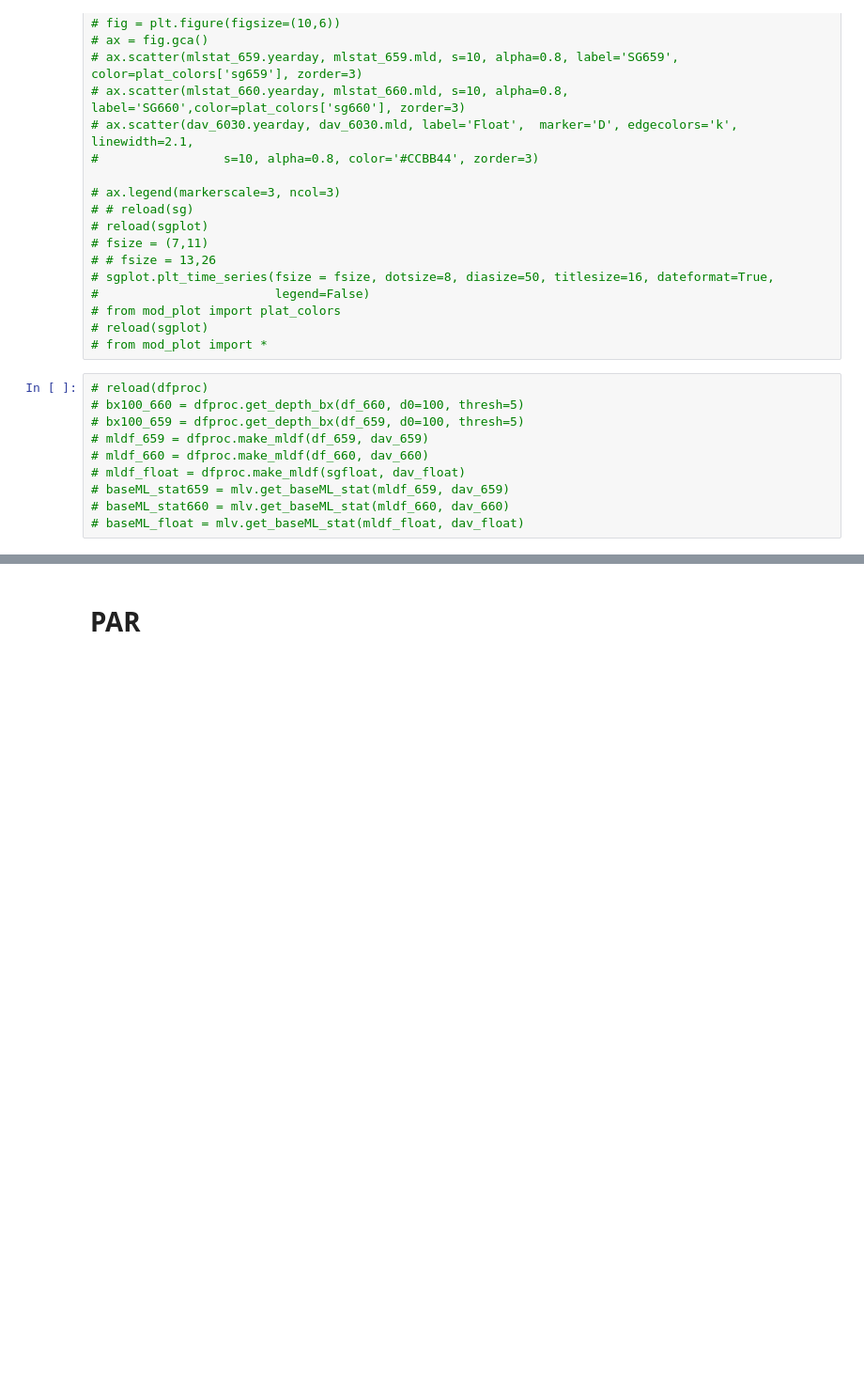
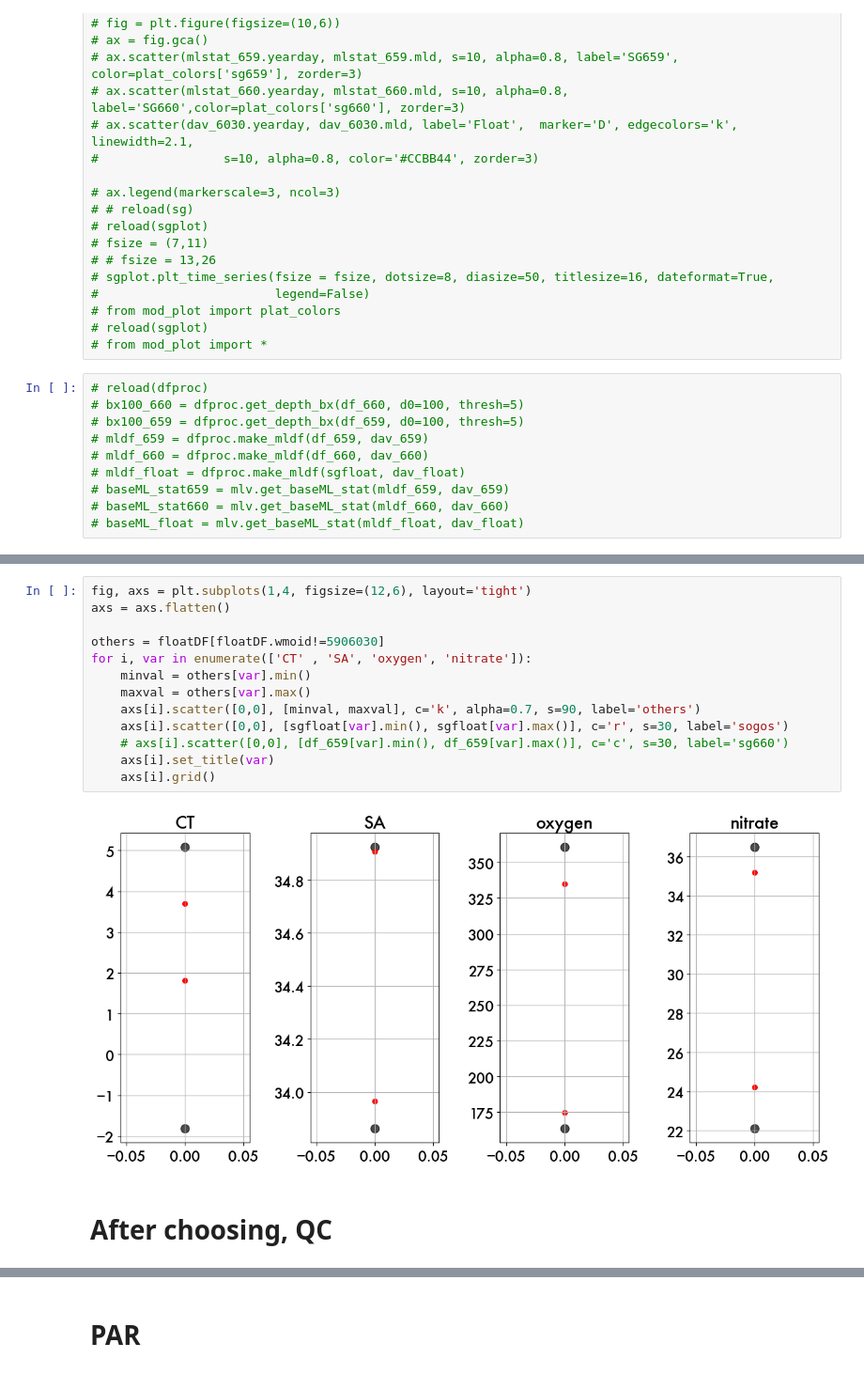
Before and after one commit to song-sangmin/RandomForestRegression_SOGOS, a Jupyter notebook: scripts/Data_Log.ipynb, the cells around one changed output, grey strips where cells are left out. Shown at 94% size. Saved outputs shown, nothing was run; the diff lists cells and outputs as text; blank space fills up the shorter version.

```diff
--- a/scripts/Data_Log.ipynb
+++ b/scripts/Data_Log.ipynb
@@ -173,0 +330,17 @@ wmoids = floatDF.wmoid.unique()
+# %%
+fig, axs = plt.subplots(1,4, figsize=(12,6), layout='tight')
+axs = axs.flatten()
+
+others = floatDF[floatDF.wmoid!=5906030]
+for i, var in enumerate(['CT' , 'SA', 'oxygen', 'nitrate']):
+    minval = others[var].min()
+    maxval = others[var].max()
+    axs[i].scatter([0,0], [minval, maxval], c='k', alpha=0.7, s=90, label='others')
+    axs[i].scatter([0,0], [sgfloat[var].min(), sgfloat[var].max()], c='r', s=30, label='sogos')
+    # axs[i].scatter([0,0], [df_659[var].min(), df_659[var].max()], c='c', s=30, label='sg660')
+    axs[i].set_title(var)
+    axs[i].grid()
+# %% [output]
+[figure, added]
+# %% [markdown]
+# After choosing, QC
```
Also changed, not shown: parts of 16 cells of this notebook, 2 other files.
